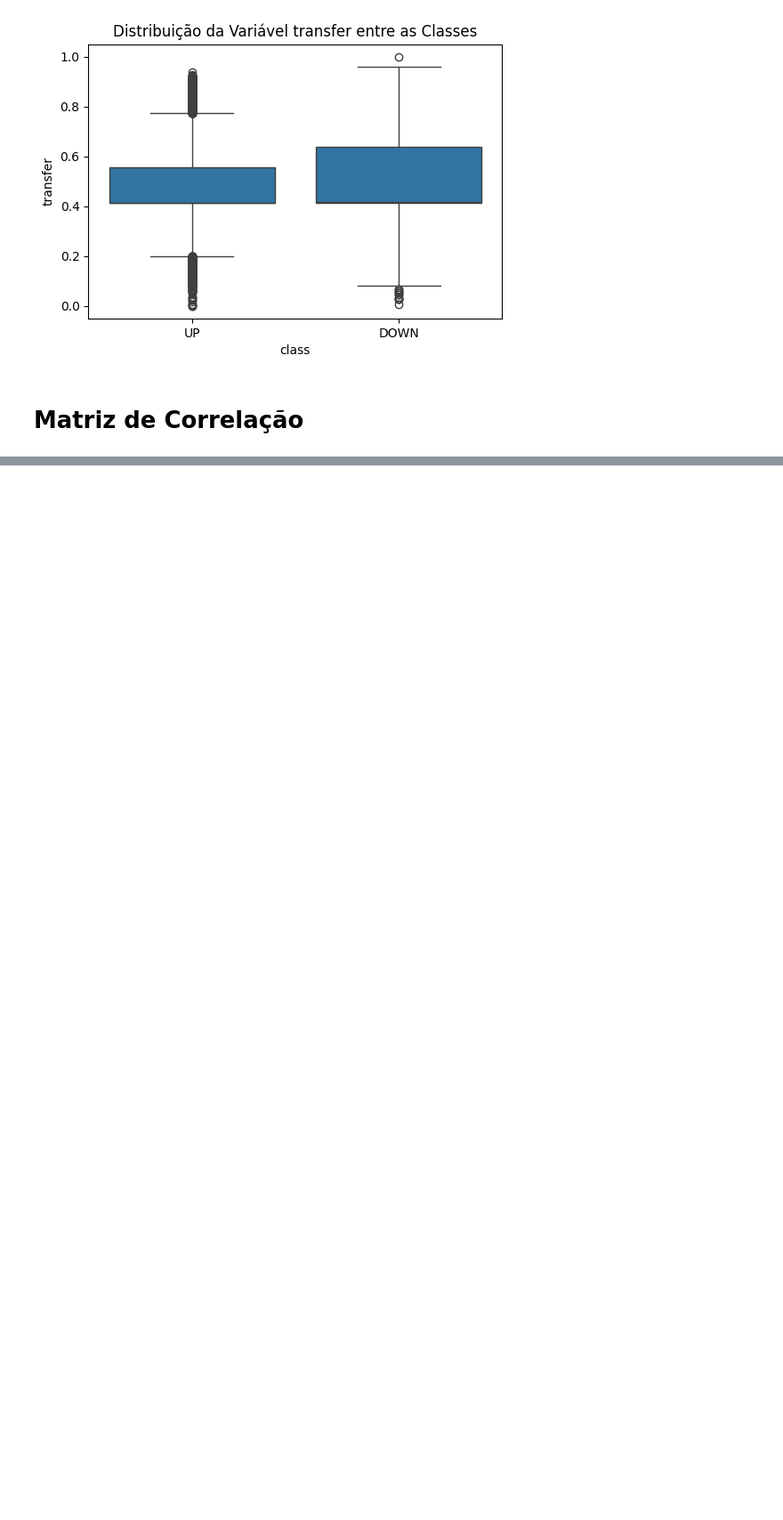
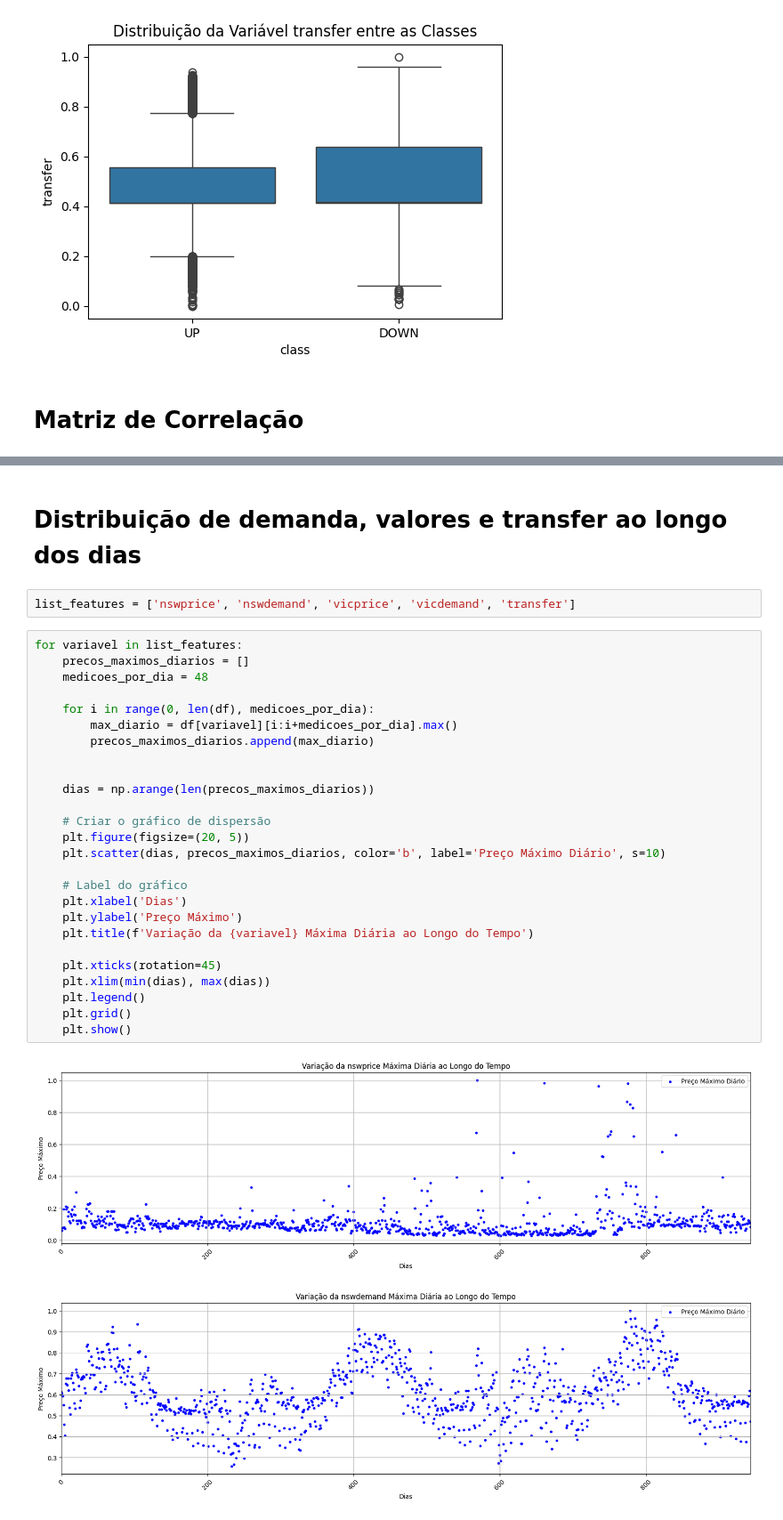
Before and after one commit to GuilhermeMaciel75/SI5-ELEC2, a Jupyter notebook: SI5.ipynb, the cells around one changed output, grey strips where cells are left out. Shown at 89% size. Saved outputs shown, nothing was run; the diff lists cells and outputs as text; blank space fills up the shorter version.

```diff
--- a/SI5.ipynb
+++ b/SI5.ipynb
@@ -185,0 +205,33 @@ for col in df.select_dtypes(include=[np.number]).columns:
+# %% [markdown]
+# Distribuição de demanda, valores e transfer ao longo dos dias
+# %%
+list_features = ['nswprice', 'nswdemand', 'vicprice', 'vicdemand', 'transfer']
+# %%
+for variavel in list_features:
+    precos_maximos_diarios = []
+    medicoes_por_dia = 48
+
+    for i in range(0, len(df), medicoes_por_dia):
+        max_diario = df[variavel][i:i+medicoes_por_dia].max()
+        precos_maximos_diarios.append(max_diario)
+
+
+    dias = np.arange(len(precos_maximos_diarios))
+
+    # Criar o gráfico de dispersão
+    plt.figure(figsize=(20, 5))
+    plt.scatter(dias, precos_maximos_diarios, color='b', label='Preço Máximo Diário', s=10)
+
+    # Label do gráfico
+    plt.xlabel('Dias')
+    plt.ylabel('Preço Máximo')
+    plt.title(f'Variação da {variavel} Máxima Diária ao Longo do Tempo')
+
+    plt.xticks(rotation=45)
+    plt.xlim(min(dias), max(dias))
+    plt.legend()
+    plt.grid()
+    plt.show()
+# %% [output]
+[figure, added]
+[figure, added]
```
Also changed, not shown: parts of 12 cells of this notebook.
